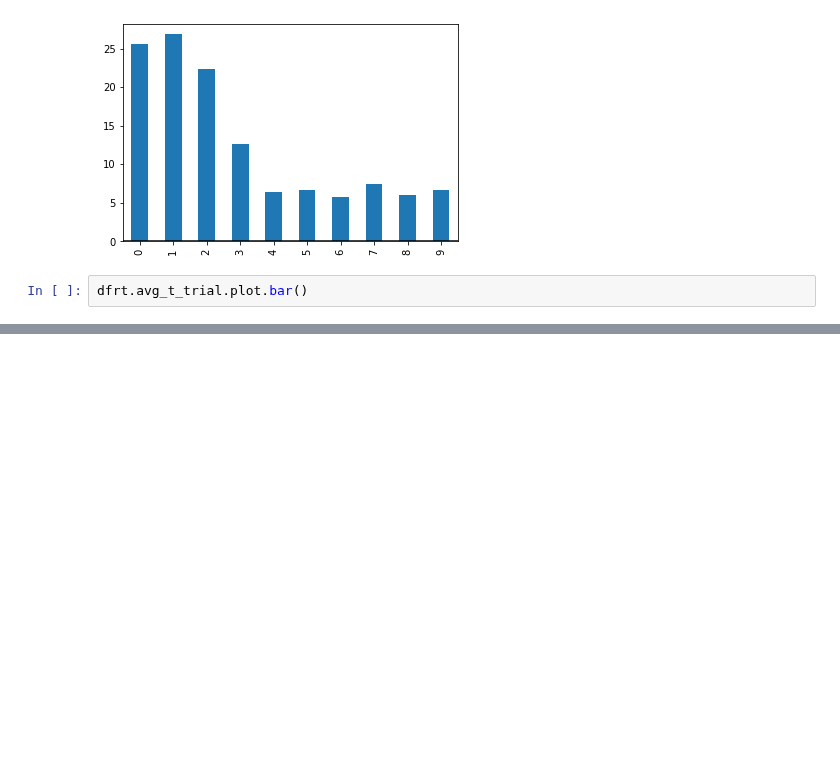
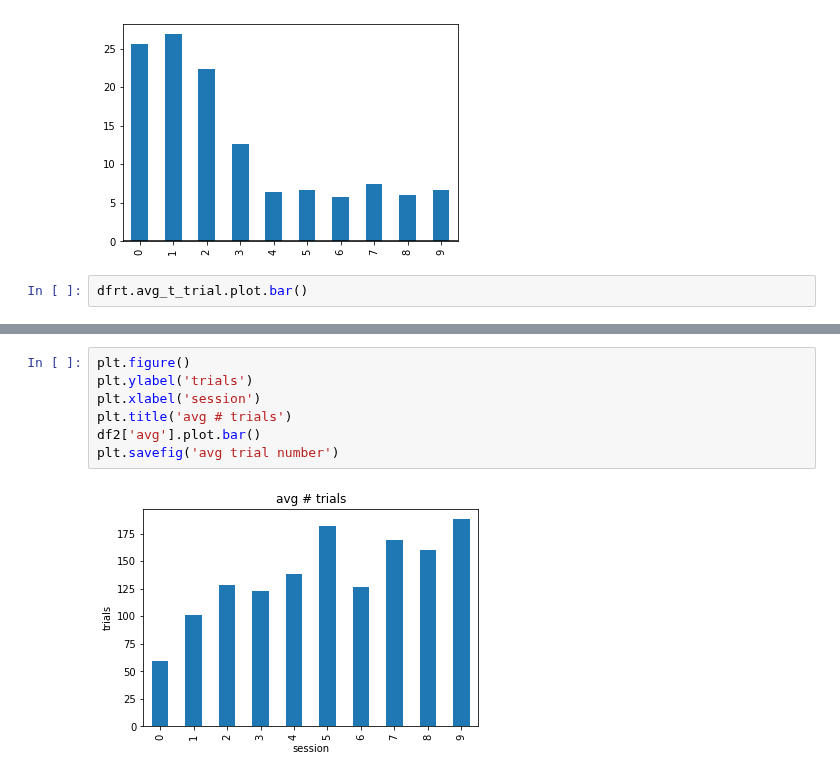
Before and after one commit to nielllab/FreelyMovingEphys, a Jupyter notebook: project_analysis/object_avoidance/oa_performance.ipynb, the cells around one changed output, grey strips where cells are left out. Drawn from its saved outputs; the diff is of its cells as text; blank space fills up the shorter version.

```diff
--- a/project_analysis/object_avoidance/oa_performance.ipynb
+++ b/project_analysis/object_avoidance/oa_performance.ipynb
@@ -236,0 +295,9 @@ df1['avg'].plot.bar()
+# %%
+plt.figure()
+plt.ylabel('trials')
+plt.xlabel('session')
+plt.title('avg # trials')
+df2['avg'].plot.bar()
+plt.savefig('avg trial number')
+# %% [output]
+[figure, added]
```
Also changed, not shown: parts of 10 cells of this notebook, 5 other files.
